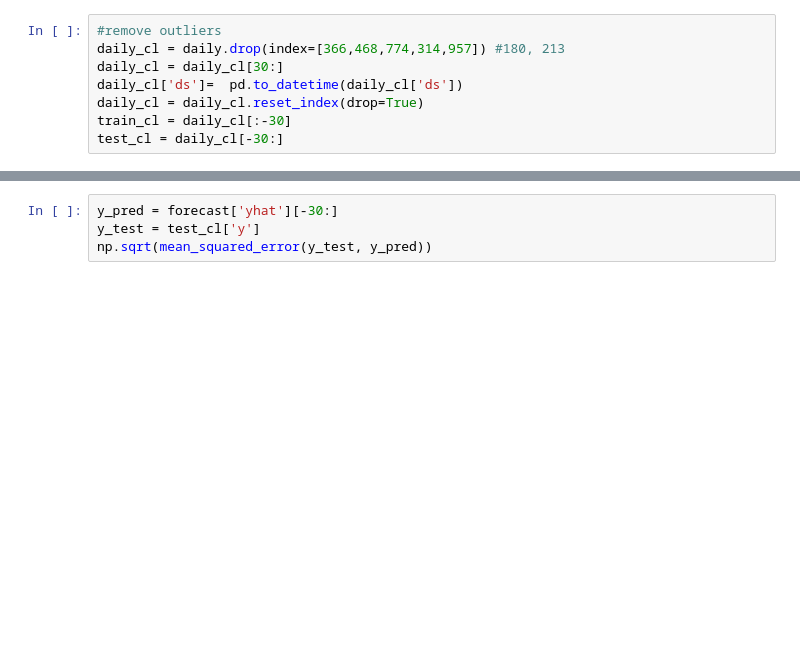
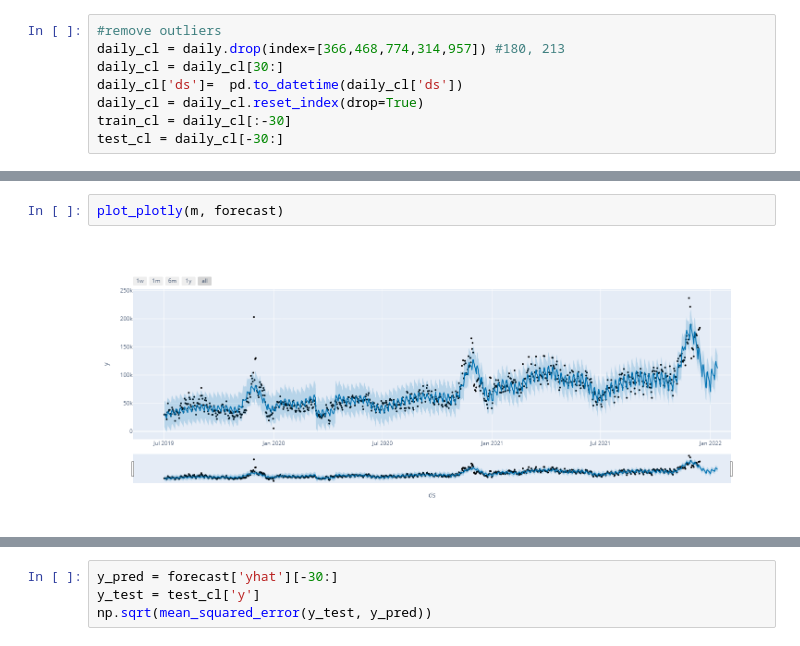
Before and after one commit to alexwesch/lighthouse_final_project, a Jupyter notebook: time-series-modeling.ipynb, the cells around one changed output, grey strips where cells are left out. Saved outputs shown, nothing was run; the diff lists cells and outputs as text; blank space fills up the shorter version.

```diff
--- a/time-series-modeling.ipynb
+++ b/time-series-modeling.ipynb
@@ -81,2 +89,6 @@ fig2 = m.plot_components(forecast)
 [figure]
 [figure]
+# %%
+plot_plotly(m, forecast)
+# %% [output]
+[figure, added]
```
Also changed, not shown: parts of 5 cells of this notebook, 4 other files.
